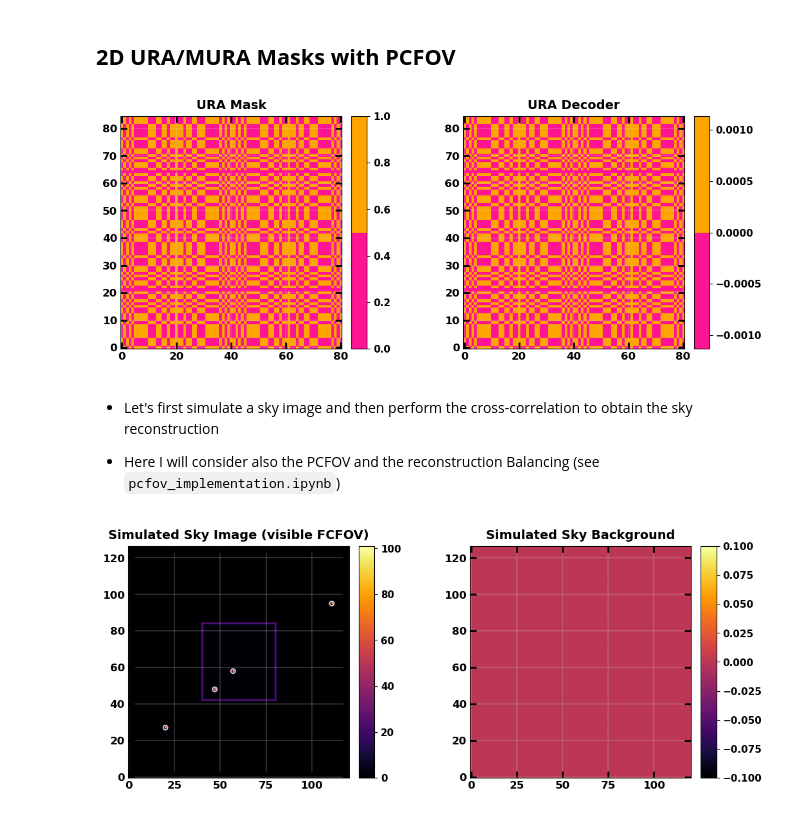
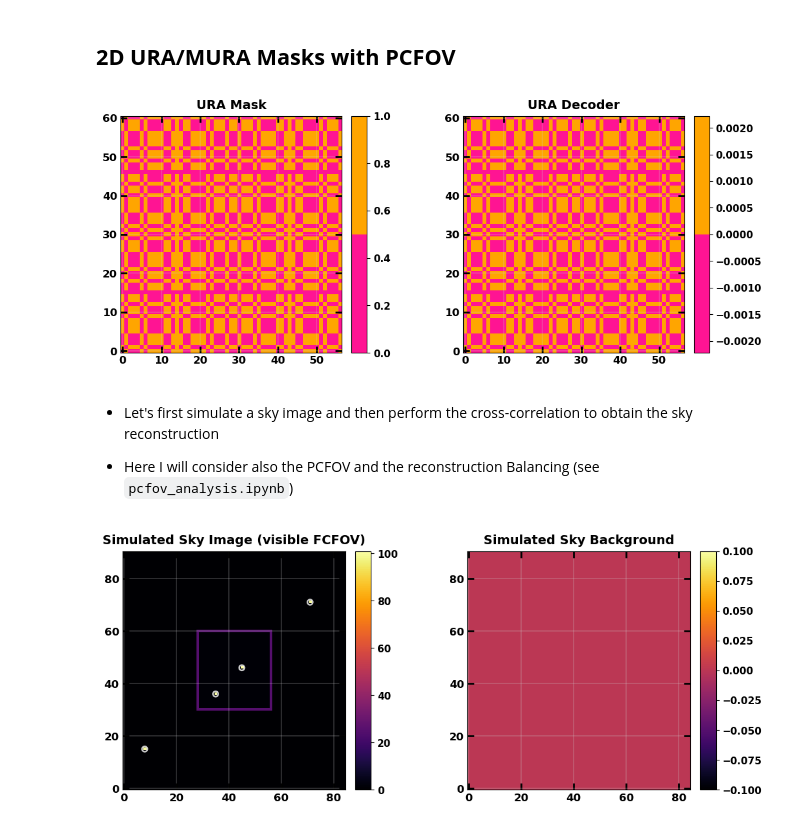
Before and after one commit to EdoardoGiancarli/Reconstruction_Masks_Test, a Jupyter notebook: Img_ReconstructionMethods_2D/variance_SNR.ipynb, the cells around one changed output. Drawn from its saved outputs; the diff is of its cells as text; code cells hidden in the pictures.

```diff
--- a/Img_ReconstructionMethods_2D/variance_SNR.ipynb
+++ b/Img_ReconstructionMethods_2D/variance_SNR.ipynb
@@ -18,23 +18,23 @@ importlib.reload(plot)
 # %% [markdown]
 ## **2D URA/MURA Masks with PCFOV**
 # %%
-ura = mp.URAMaskPattern(5)
+ura = mp.URAMaskPattern(4)
 ura_pattern2D, ura_decoder2D = ura.basic_pattern, ura.basic_decoder
 
 n, m = ura_pattern2D.shape
 pad_n, pad_m = (n - 1)//2, (m - 1)//2
 
 mask = np.pad(ura_pattern2D, pad_width=((pad_n, pad_n), (pad_m, pad_m)), mode='wrap')
 decoder = np.pad(ura_decoder2D, pad_width=((pad_n, pad_n), (pad_m, pad_m)), mode='wrap')
 
 plot.image_plot([mask, decoder],
                 ["URA Mask", "URA Decoder"])
 # %% [output]
-[figure, old version]
+[figure, new version]
 # %% [markdown]
 - Let's first simulate a sky image and then perform the cross-correlation to obtain the sky reconstruction
 
-- Here I will consider also the PCFOV and the reconstruction Balancing (see `pcfov_implementation.ipynb`)
+- Here I will consider also the PCFOV and the reconstruction Balancing (see `pcfov_analysis.ipynb`)
 # %%
 import collections.abc as c
 
@@ -68,7 +68,7 @@ h, v = n - 1, m - 1
 sky_shape = (n + 2*h, m + 2*v)
 
 sources_flux = np.array([100, 100, 100, 100])
-sources_pos = [(h - 15, v - 20), (n + 5, m + 6), (n + 15, m + 16), (h + n + 10, v + m + 30)]
+sources_pos = [(h - 15, v - 20), (n + 5, m + 6), (n + 15, m + 16), (h + n + 10, v + m + 14)]
 sky_background_rate = 0
 
 sky_image, sky_background, sources_pos = sky_image_simulation(sky_shape, sources_flux, sources_pos, sky_background_rate)
@@ -92,7 +92,7 @@ else:
                     cbarcmap=["inferno", "inferno"],
                     simulated_sources=[sources_pos, None])
 # %% [output]
-[figure, old version]
+[figure, new version]
 # %%
 cc_detector_image = correlate(mask, sky_image, mode='full')[h : -h, v : -v]
 fcfov_detector_image = cc_detector_image[h : -h, v : -v]                            ### detector area corresponding to FCFOV
```
Also changed, not shown: parts of 8 cells of this notebook, 3 other files.
